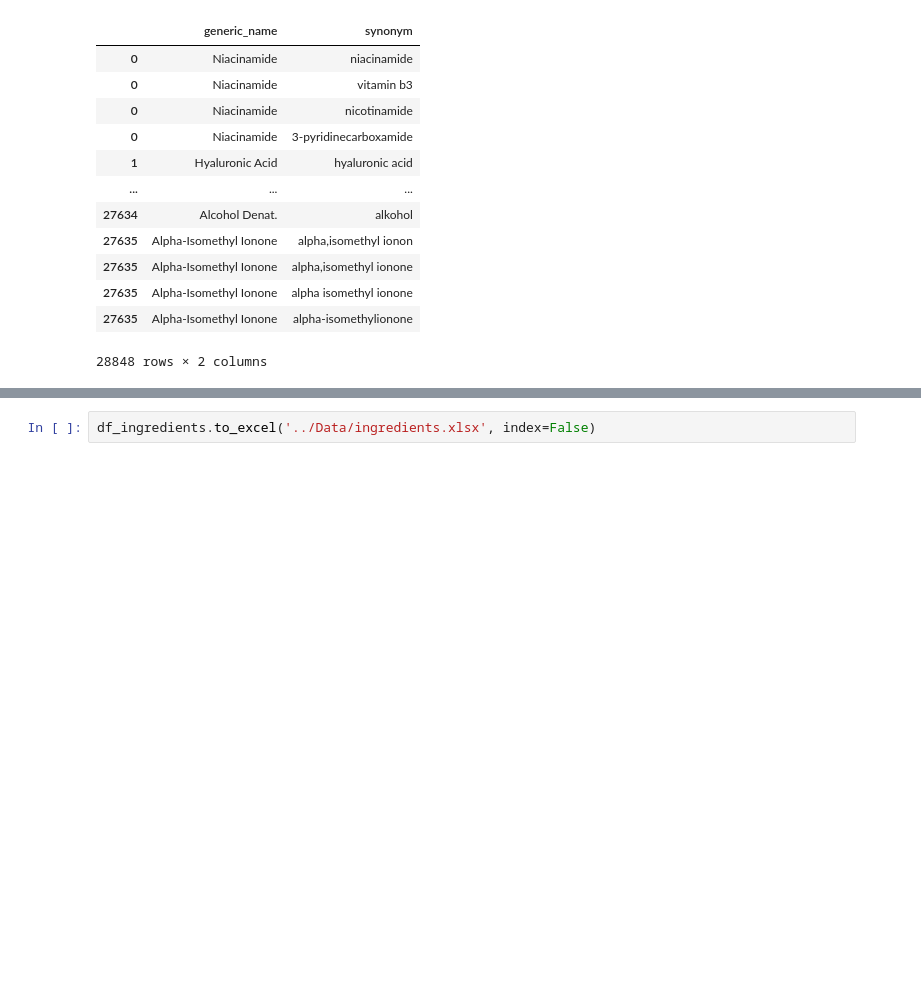
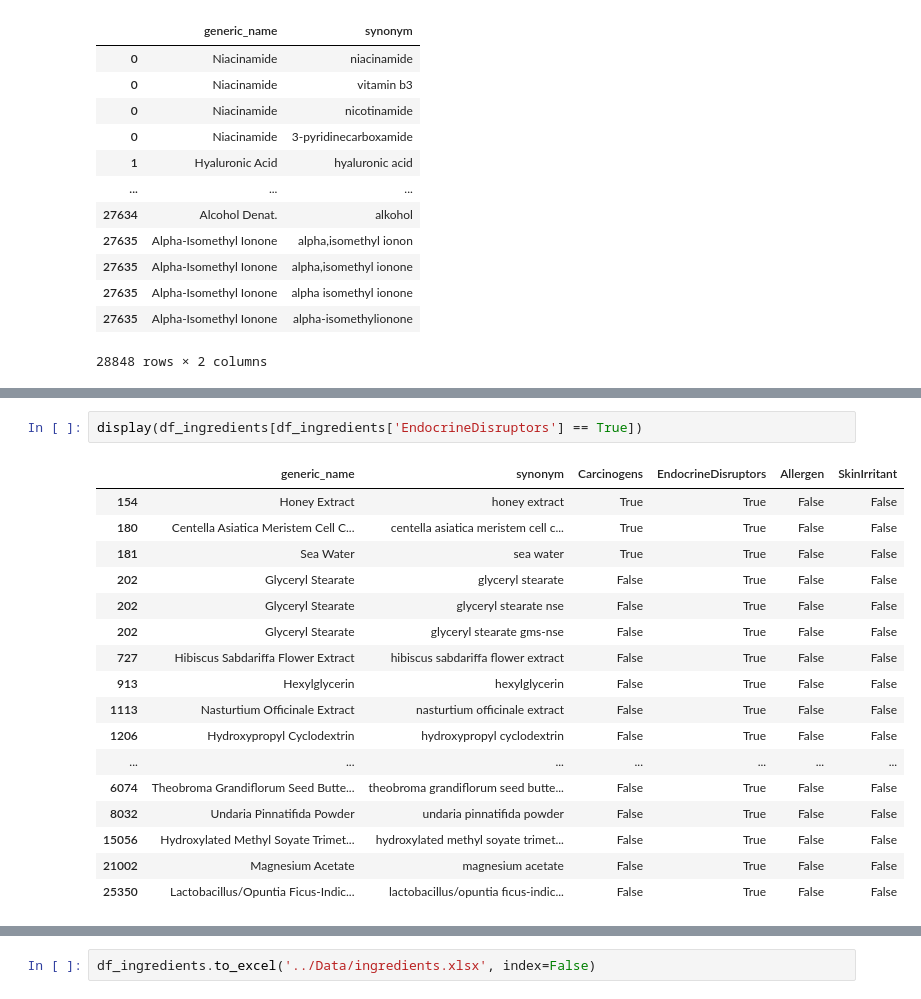
Before and after one commit to nikolastankovski/mlprojectt2, a Jupyter notebook: python scripts/Load_and_clean_dataset_Ingredients.ipynb, the cells around one changed output, grey strips where cells are left out. Drawn from its saved outputs; the diff is of its cells as text; blank space fills up the shorter version.

```diff
--- a/python scripts/Load_and_clean_dataset_Ingredients.ipynb
+++ b/python scripts/Load_and_clean_dataset_Ingredients.ipynb
@@ -112,0 +194,20 @@ Index: []
+# %%
+display(df_ingredients[df_ingredients['EndocrineDisruptors'] == True])
+# %% [output]
+|  | generic_name | synonym | Carcinogens | EndocrineDisruptors | Allergen | SkinIrritant |
+| 154 | Honey Extract | honey extract | True | True | False | False |
+| 180 | Centella Asiatica Meristem Cell C... | centella asiatica meristem cell c... | True | True | False | False |
+| 181 | Sea Water | sea water | True | True | False | False |
+| 202 | Glyceryl Stearate | glyceryl stearate | False | True | False | False |
+| 202 | Glyceryl Stearate | glyceryl stearate nse | False | True | False | False |
+| 202 | Glyceryl Stearate | glyceryl stearate gms-nse | False | True | False | False |
+| 727 | Hibiscus Sabdariffa Flower Extract | hibiscus sabdariffa flower extract | False | True | False | False |
+| 913 | Hexylglycerin | hexylglycerin | False | True | False | False |
+| 1113 | Nasturtium Officinale Extract | nasturtium officinale extract | False | True | False | False |
+| 1206 | Hydroxypropyl Cyclodextrin | hydroxypropyl cyclodextrin | False | True | False | False |
+| ... | ... | ... | ... | ... | ... | ... |
+| 6074 | Theobroma Grandiflorum Seed Butte... | theobroma grandiflorum seed butte... | False | True | False | False |
+| 8032 | Undaria Pinnatifida Powder | undaria pinnatifida powder | False | True | False | False |
+| 15056 | Hydroxylated Methyl Soyate Trimet... | hydroxylated methyl soyate trimet... | False | True | False | False |
+| 21002 | Magnesium Acetate | magnesium acetate | False | True | False | False |
+| 25350 | Lactobacillus/Opuntia Ficus-Indic... | lactobacillus/opuntia ficus-indic... | False | True | False | False |
```
Also changed, not shown: parts of 12 cells of this notebook.
